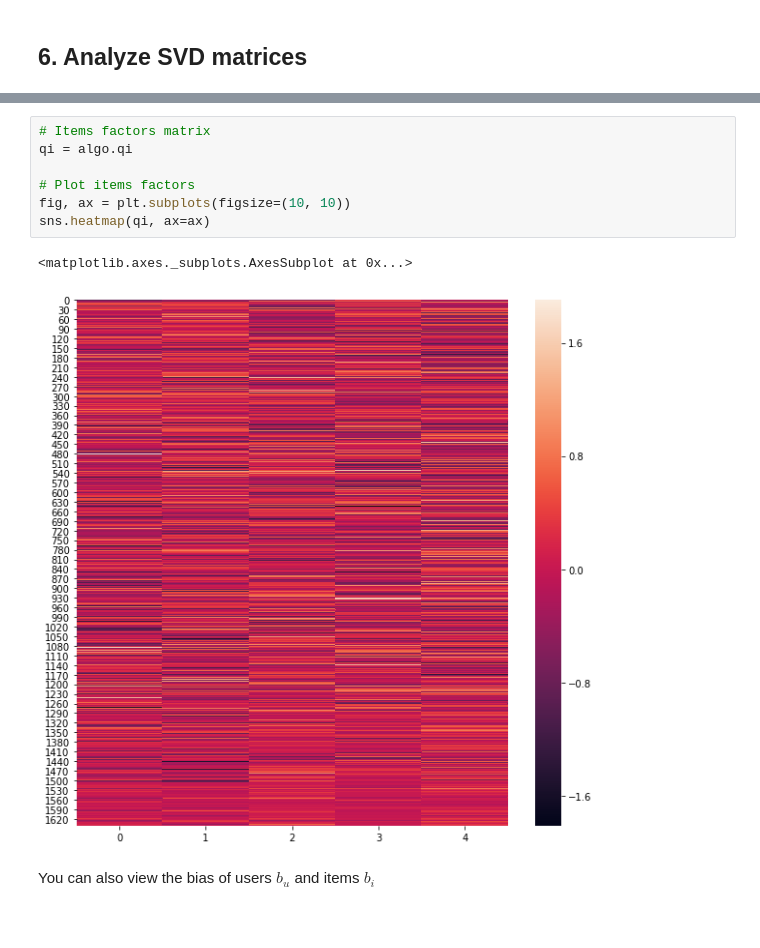
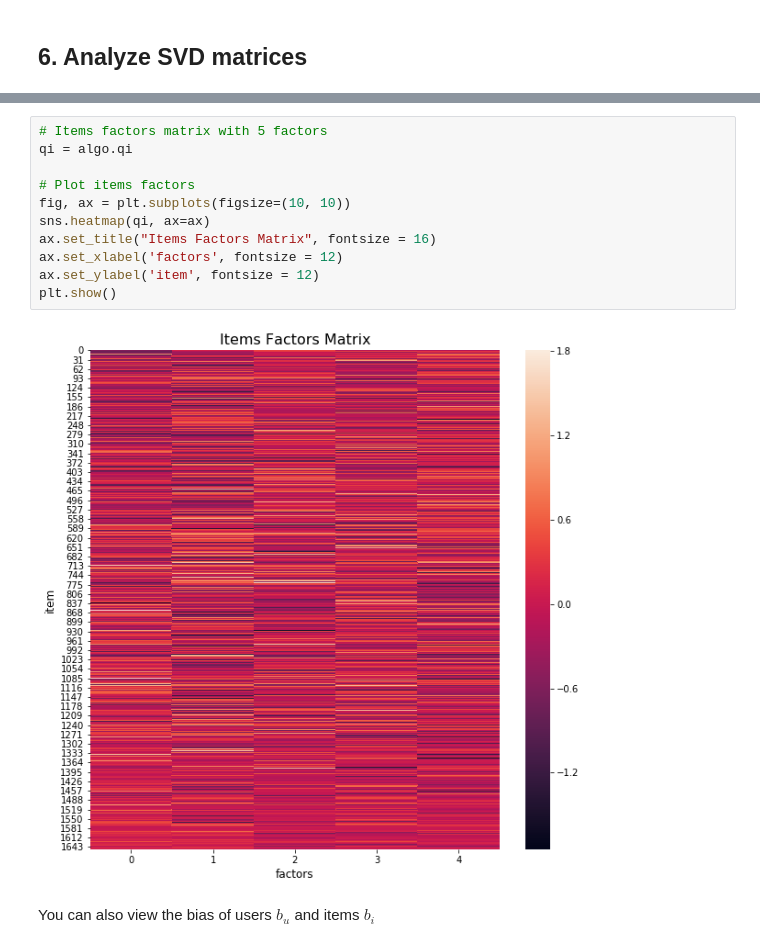
Before and after one commit to ansegura7/RS_Surprise, a Jupyter notebook: code/RS_SVD.ipynb, the cells around one changed output, grey strips where cells are left out. Cells and saved outputs as stored; diff of their text form; blank space fills up the shorter version.

```diff
--- a/code/RS_SVD.ipynb
+++ b/code/RS_SVD.ipynb
@@ -227,13 +247,16 @@ sns.heatmap(pu, ax=ax)
 # %%
-# Items factors matrix
+# Items factors matrix with 5 factors
 qi = algo.qi
 
 # Plot items factors
 fig, ax = plt.subplots(figsize=(10, 10))
 sns.heatmap(qi, ax=ax)
+ax.set_title("Items Factors Matrix", fontsize = 16)
+ax.set_xlabel('factors', fontsize = 12)
+ax.set_ylabel('item', fontsize = 12)
+plt.show()
 # %% [output]
-<matplotlib.axes._subplots.AxesSubplot at 0x...>
-[figure, old version]
+[figure, new version]
 # %% [markdown]
 You can also view the bias of users $b_u$ and items $b_i$
 # %%
```
Also changed, not shown: parts of 24 cells of this notebook, 1 other file.
